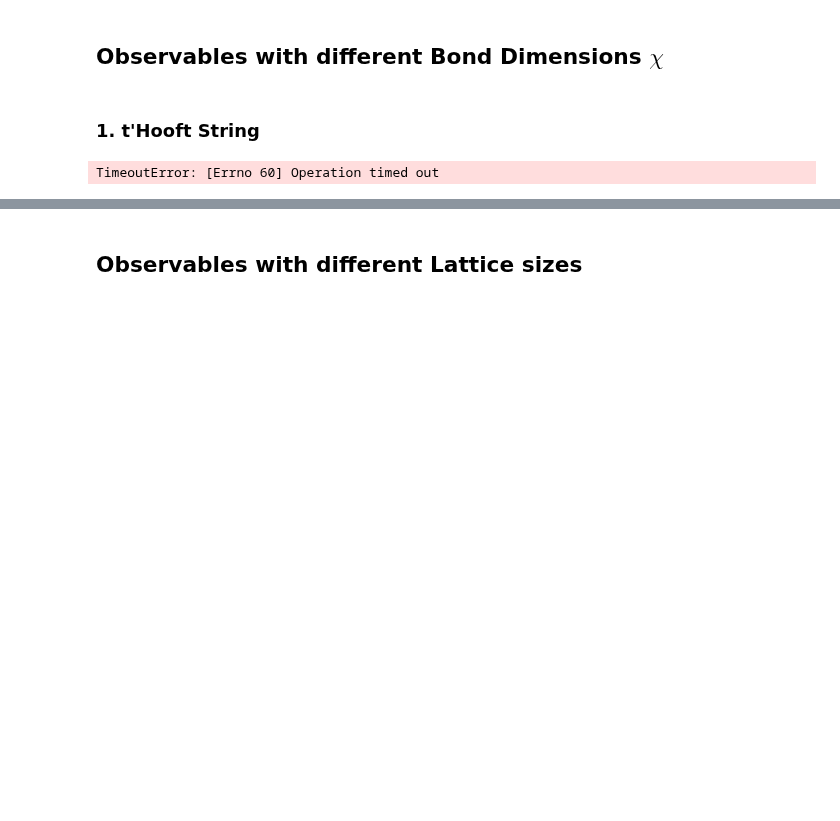
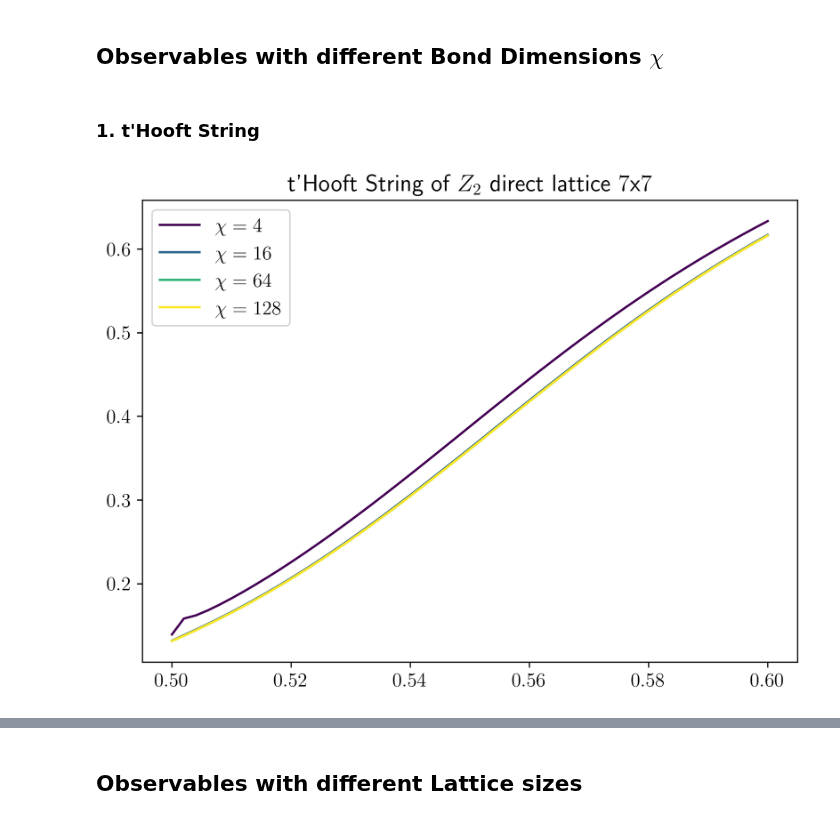
Before and after one commit to Fradm98/qs-mps, a Jupyter notebook: src/qs_mps/applications/Z2/check_observables.ipynb, the cells around one changed output, grey strips where cells are left out. Cells and saved outputs as stored; diff of their text form; code cells hidden in the pictures; blank space fills up the shorter version.

```diff
--- a/src/qs_mps/applications/Z2/check_observables.ipynb
+++ b/src/qs_mps/applications/Z2/check_observables.ipynb
@@ -28,34 +25,38 @@ plt.rcParams["figure.constrained_layout.use"] = True
 # %% [markdown]
 ### 1. t'Hooft String
 # %%
-chis = [4,16,64,128,512]
-L = 6
-l = L
-h_i = 0.4
-h_f = 0.7
-lx = 2
-ly = 2
-npoints = 50
-hs = np.linspace(h_i,h_f,npoints)
-# hs = np.logspace(h_i,h_f,npoints)
-cx = None
-cy = None
-if cx == None:
-    sector = "vacuum_sector"
-else:
-    sector = f"{len(cx)}_particle(s)_sector"
-parent_path="/Users/fradm98/Google Drive/My Drive/projects/1_Z2"
+def plot_thooft_string_lattice(L, l, chis, h_i, h_f, npoints, lx, ly):
+    hs = np.linspace(h_i,h_f,npoints)
+    # hs = np.logspace(h_i,h_f,npoints)
+    cx = None
+    cy = None
+    if cx == None:
+        sector = "vacuum_sector"
+    else:
+        sector = f"{len(cx)}_particle(s)_sector"
+    parent_path="/Users/fradm/Google Drive/My Drive/projects/1_Z2"
 
-colors = create_sequential_colors(len(chis))
-strings = []
-for i, chi in enumerate(chis):
-    string = np.load(f"{parent_path}/results/thooft/thooft_string_first_moment_{lx}-{ly}_horizontal_Z2_dual_direct_lattice_{l}x{L}_{sector}_{cx}-{cy}_h_{h_i}-{h_f}_delta_{npoints}_chi_{chi}.npy")
-    strings.append(string)
-    plt.plot(hs, string, color=colors[i], label=f"$\chi={chi}$")
-plt.title(f"t'Hooft String of $Z_2$ direct lattice ${l}$x${L}$")
-plt.legend();
-plt.savefig(f"{parent_path}/figures/thooft/thooft_string_first_moment_{lx}-{ly}_horizontal_Z2_dual_direct_lattice_{l}x{L}_{sector}_{cx}-{cy}_h_{h_i}-{h_f}_delta_{npoints}_chi_{chis}.png")
+    colors = create_sequential_colors(len(chis))
+    strings = []
+    for i, chi in enumerate(chis):
+        string = np.load(f"{parent_path}/results/thooft/thooft_string_first_moment_{lx}-{ly}_horizontal_Z2_dual_direct_lattice_{l}x{L}_{sector}_{cx}-{cy}_h_{h_i}-{h_f}_delta_{npoints}_chi_{chi}.npy")
+        strings.append(string)
+        plt.plot(hs, string, color=colors[i], label=f"$\chi={chi}$")
+    plt.title(f"t'Hooft String of $Z_2$ direct lattice ${l}$x${L}$")
+    plt.legend();
+    plt.savefig(f"{parent_path}/figures/thooft/thooft_string_first_moment_{lx}-{ly}_horizontal_Z2_dual_direct_lattice_{l}x{L}_{sector}_{cx}-{cy}_h_{h_i}-{h_f}_delta_{npoints}_chi_{chis}.png")
+    return strings
-# %% [output]
-TimeoutError: [Errno 60] Operation timed out
+# %%
+chis = [4,16,64,128]
+L = 7
+l = L
+h_i = 0.5
+h_f = 0.6
+lx = 3
+ly = 3
+npoints = 51
+strings = plot_thooft_string_lattice(L,l,chis,h_i,h_f,npoints,lx,ly)
+# %% [output]
+[figure, added]
 # %%
 # plot difference between curves
```
Also changed, not shown: parts of 19 cells of this notebook.
